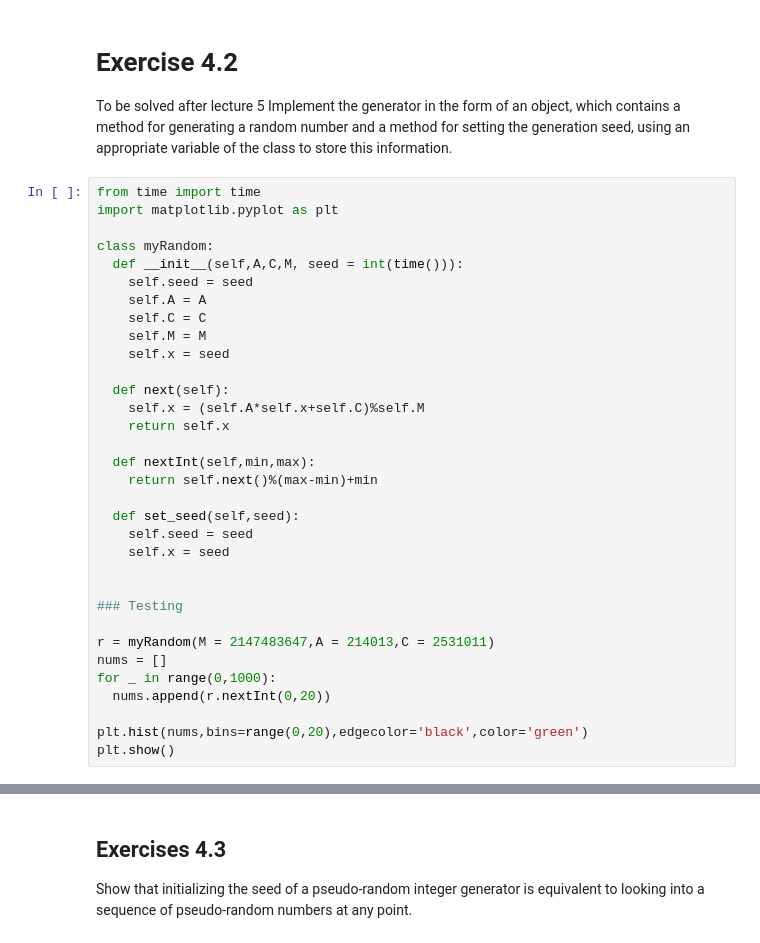
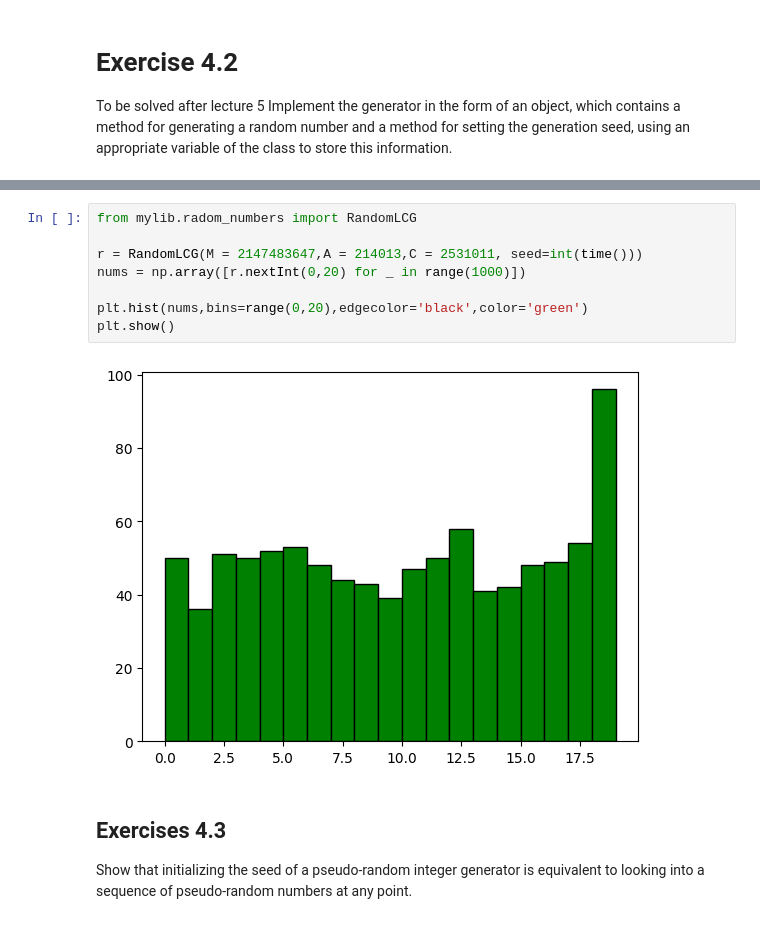
Before and after one commit to CarminatiGiovanni/LaboratorioCalcoloEStatistica, a Jupyter notebook: exercises_4_231023.ipynb, the cells around one changed output, grey strips where cells are left out. Cells and saved outputs as stored; diff of their text form.

```diff
--- a/exercises_4_231023.ipynb
+++ b/exercises_4_231023.ipynb
@@ -29,36 +36,3 @@ for i in range(0,5):
 # Exercise 4.2
 
 To be solved after lecture 5 Implement the generator in the form of an object, which contains a method for generating a random number and a method for setting the generation seed, using an appropriate variable of the class to store this information.
-# %%
-from time import time
-import matplotlib.pyplot as plt
-
-class myRandom:
-  def __init__(self,A,C,M, seed = int(time())):
-    self.seed = seed
-    self.A = A
-    self.C = C
-    self.M = M
-    self.x = seed
-
-  def next(self):
-    self.x = (self.A*self.x+self.C)%self.M
-    return self.x
-
-  def nextInt(self,min,max):
-    return self.next()%(max-min)+min
-
-  def set_seed(self,seed):
-    self.seed = seed
-    self.x = seed
-
-
-### Testing
-
-r = myRandom(M = 2147483647,A = 214013,C = 2531011)
-nums = []
-for _ in range(0,1000):
-  nums.append(r.nextInt(0,20))
-
-plt.hist(nums,bins=range(0,20),edgecolor='black',color='green')
-plt.show()
@@ -67,3 +39,13 @@ plt.show()
+# %%
+from mylib.radom_numbers import RandomLCG
+
+r = RandomLCG(M = 2147483647,A = 214013,C = 2531011, seed=int(time()))
+nums = np.array([r.nextInt(0,20) for _ in range(1000)])
+
+plt.hist(nums,bins=range(0,20),edgecolor='black',color='green')
+plt.show()
+# %% [output]
+[figure, added]
 # %% [markdown]
 ## Exercises 4.3
 Show that initializing the seed of a pseudo-random integer generator is equivalent to looking into a sequence of pseudo-random numbers at any point.
```
Also changed, not shown: parts of 12 cells of this notebook, 1 other file.
